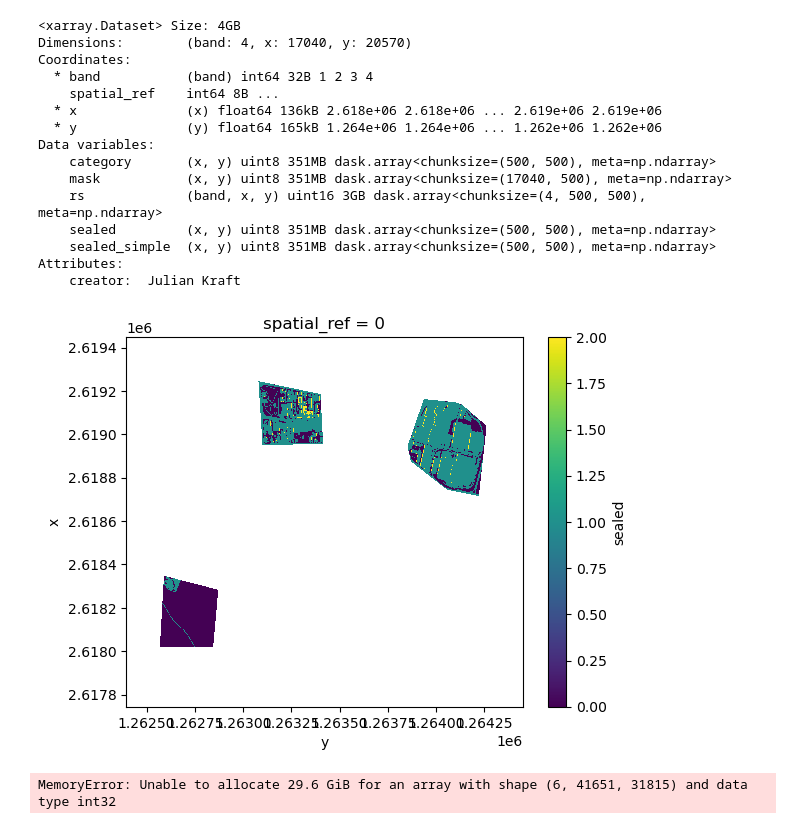
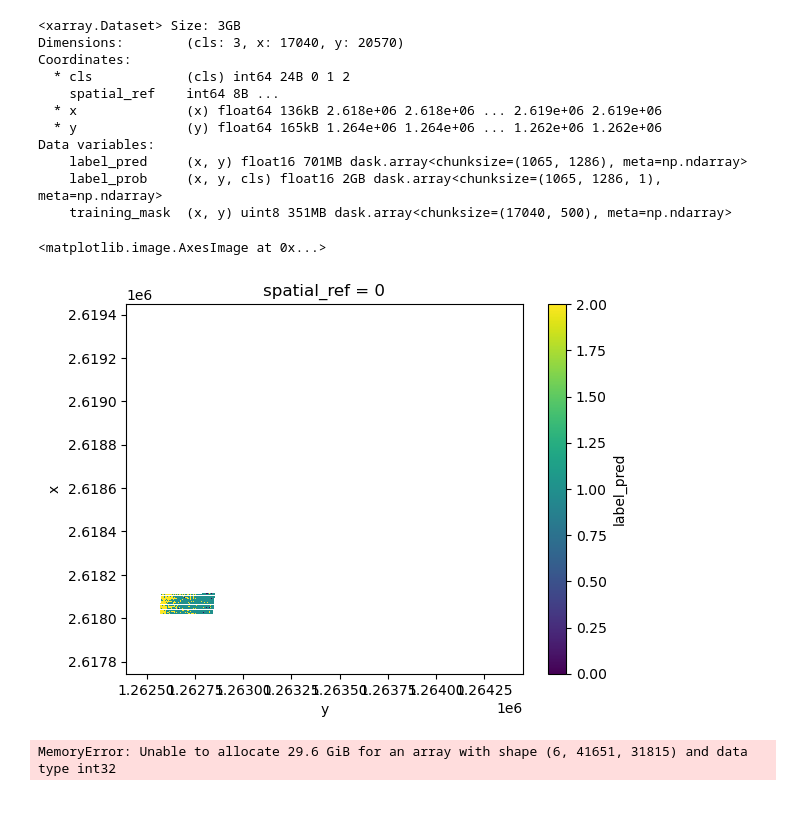
Before and after one commit to juliankraft/TermPaper2_RasterClassification, a Jupyter notebook: code/sandbox/dev.ipynb, the cells around one changed output. Saved outputs shown, nothing was run; the diff lists cells and outputs as text; code cells hidden in the pictures.

```diff
--- a/code/sandbox/dev.ipynb
+++ b/code/sandbox/dev.ipynb
@@ -11,33 +11,26 @@ ds_path = '/cfs/earth/scratch/kraftjul/sa2/data/CombinedData_32signed/CombinedDa
 ds = rxr.open_rasterio(ds_path)
 labels = rxr.open_rasterio(labels_path)
 # %%
-ds = xr.open_zarr('/cfs/earth/scratch/kraftjul/sa2/data/ds_categorys_sealing.zarr')
+ds = xr.open_zarr('/cfs/earth/scratch/kraftjul/sa2/runs/noaugment/preds.zarr')
 # %%
 print(ds)
 # %% [output]
-<xarray.Dataset> Size: 4GB
-Dimensions:        (band: 4, x: 17040, y: 20570)
+<xarray.Dataset> Size: 3GB
+Dimensions:        (cls: 3, x: 17040, y: 20570)
 Coordinates:
-  * band           (band) int64 32B 1 2 3 4
+  * cls            (cls) int64 24B 0 1 2
     spatial_ref    int64 8B ...
   * x              (x) float64 136kB 2.618e+06 2.618e+06 ... 2.619e+06 2.619e+06
   * y              (y) float64 165kB 1.264e+06 1.264e+06 ... 1.262e+06 1.262e+06
 Data variables:
-    category       (x, y) uint8 351MB dask.array<chunksize=(500, 500), meta=np.ndarray>
-    mask           (x, y) uint8 351MB dask.array<chunksize=(17040, 500), meta=np.ndarray>
-    rs             (band, x, y) uint16 3GB dask.array<chunksize=(4, 500, 500), meta=np.ndarray>
-    sealed         (x, y) uint8 351MB dask.array<chunksize=(500, 500), meta=np.ndarray>
-    sealed_simple  (x, y) uint8 351MB dask.array<chunksize=(500, 500), meta=np.ndarray>
-Attributes:
-    creator:  Julian Kraft
+    label_pred     (x, y) float16 701MB dask.array<chunksize=(1065, 1286), meta=np.ndarray>
+    label_prob     (x, y, cls) float16 2GB dask.array<chunksize=(1065, 1286, 1), meta=np.ndarray>
+    training_mask  (x, y) uint8 351MB dask.array<chunksize=(17040, 500), meta=np.ndarray>
-# %%
-ds['sealed'] = ds['sealed'].where(ds['sealed'] != 255, np.nan)
-
-# Plot the 'sealed' dataset
-ds['sealed'].plot.imshow()
-plt.show()
-# %% [output]
-[figure, removed]
+# %%
+ds['label_pred'].plot.imshow()
+# %% [output]
+<matplotlib.image.AxesImage at 0x...>
+[figure, added]
 # %%
 labels = labels.where(labels != -1, 255)
 labels = labels.where(labels != 1, 0)
```
Also changed, not shown: 1 other file.
